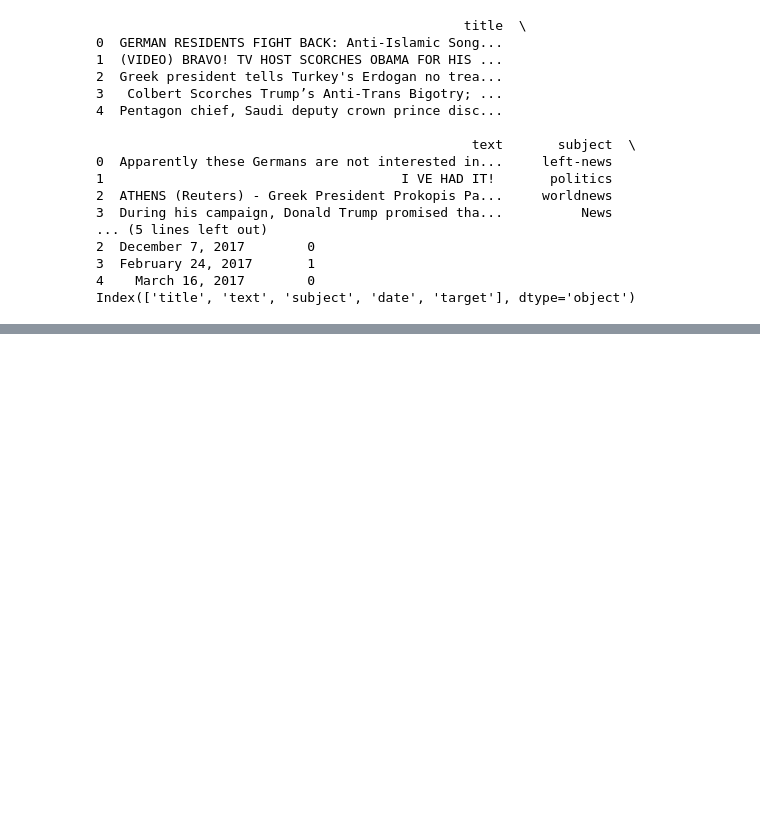
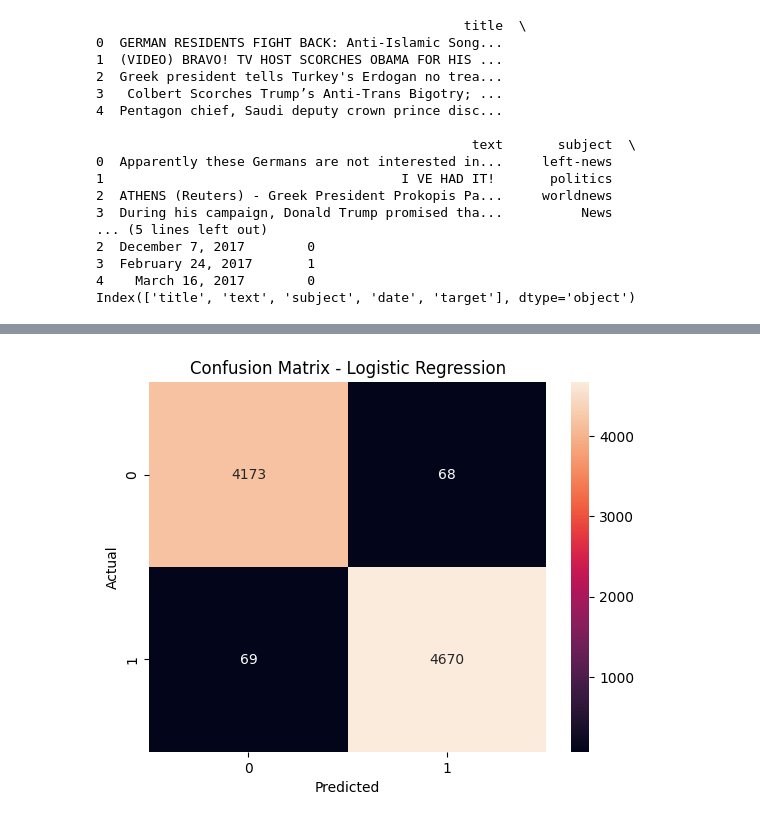
Before and after one commit to Jatin2491/fake-news-detection, a Jupyter notebook: notebook.ipynb, the cells around one changed output, grey strips where cells are left out. Drawn from its saved outputs; the diff is of its cells as text; code cells hidden in the pictures; blank space fills up the shorter version.

```diff
--- a/notebook.ipynb
+++ b/notebook.ipynb
@@ -43,3 +43,7 @@ vectorizer = TfidfVectorizer(stop_words="english", max_df=0.7)
 
 X_train = vectorizer.fit_transform(X_train)
 X_test = vectorizer.transform(X_test)
+# %%
+model = LogisticRegression(max_iter=1000)
+
+model.fit(X_train, y_train)
@@ -45,0 +52,10 @@ X_test = vectorizer.transform(X_test)
+# %%
+y_pred = model.predict(X_test)
+# %%
+print("Accuracy:", accuracy_score(y_test, y_pred))
+
+print("\nClassification Report:\n")
+print(classification_report(y_test, y_pred))
+
+cm = confusion_matrix(y_test, y_pred)
+print("\nConfusion Matrix:\n", cm)
@@ -45,0 +80,9 @@ X_test = vectorizer.transform(X_test)
+# %%
+plt.figure()
+sns.heatmap(cm, annot=True, fmt='d')
+plt.xlabel("Predicted")
+plt.ylabel("Actual")
+plt.title("Confusion Matrix - Logistic Regression")
+plt.show()
+# %% [output]
+[figure, added]
```
Also changed, not shown: parts of 2 cells of this notebook, 4 other files.
